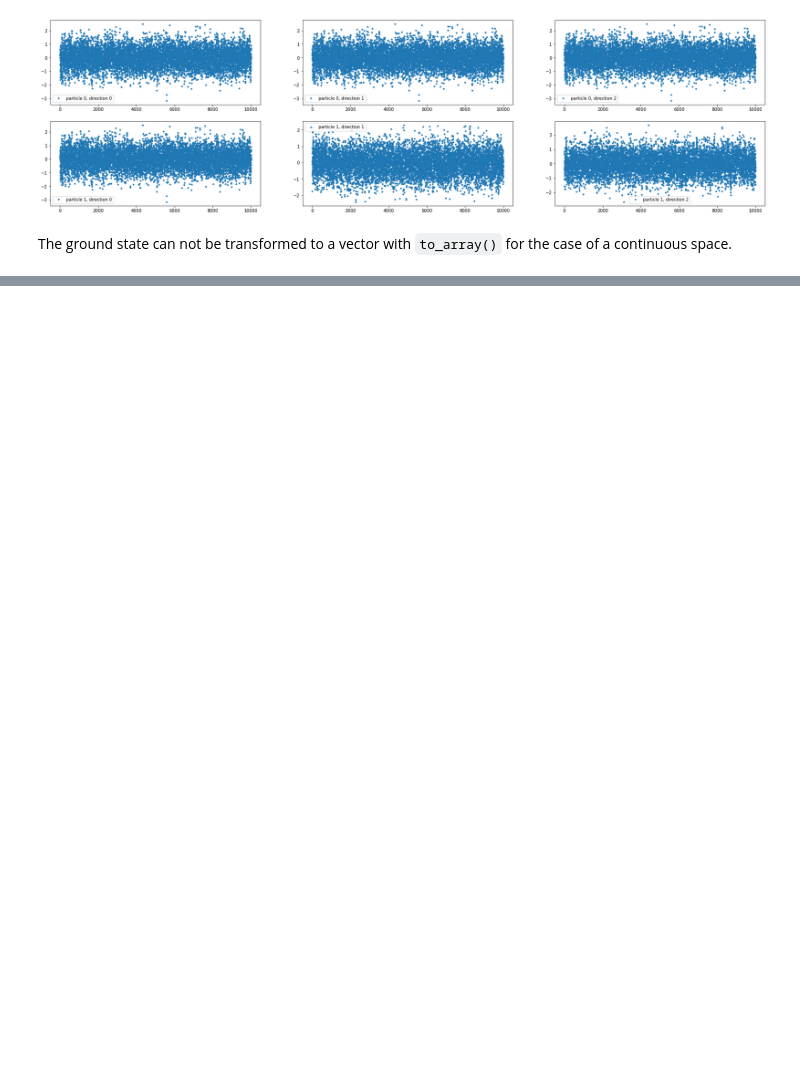
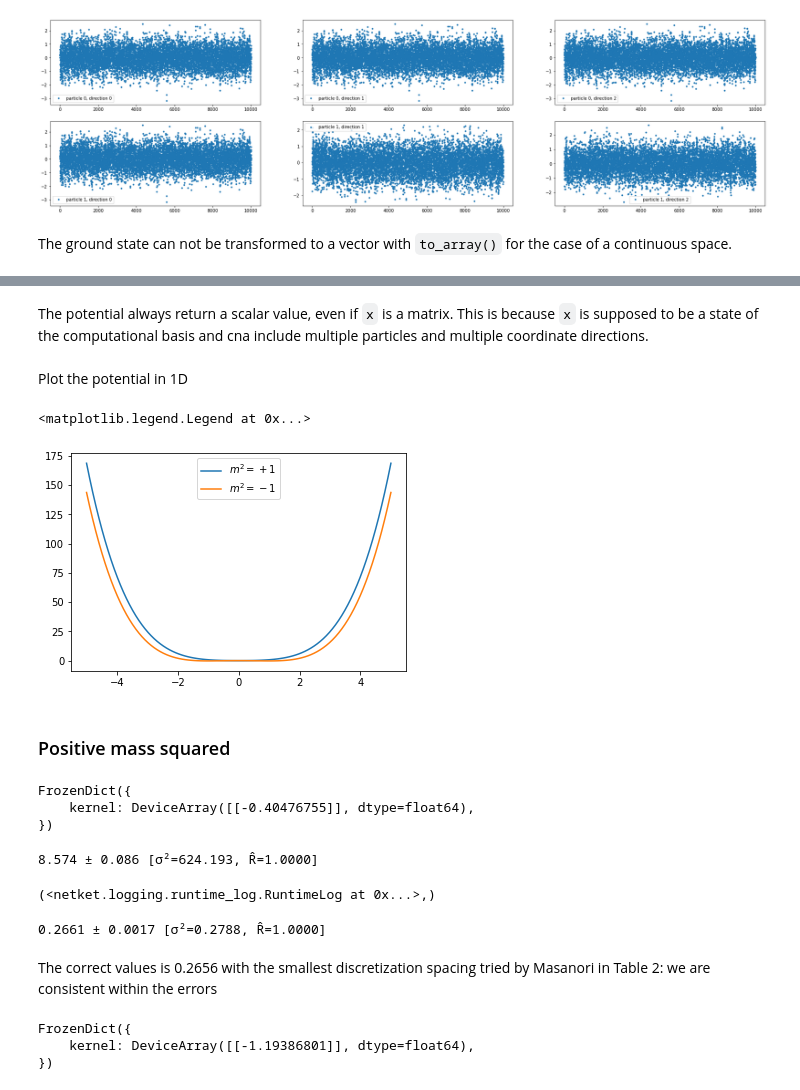
Before and after one commit to erinaldi/bmn2-netket, a Jupyter notebook: notebooks/HarmonicOscillators.ipynb, the cells around one changed output, grey strips where cells are left out. Saved outputs shown, nothing was run; the diff lists cells and outputs as text; code cells hidden in the pictures; blank space fills up the shorter version.

```diff
--- a/notebooks/HarmonicOscillators.ipynb
+++ b/notebooks/HarmonicOscillators.ipynb
@@ -1064,0 +1148,14 @@ The ground state can not be transformed to a vector with `to_array()` for the ca
+# %% [markdown]
+The potential always return a scalar value, even if `x` is a matrix. This is because `x` is supposed to be a state of the computational basis and cna include multiple particles and multiple coordinate directions.
+# %% [markdown]
+Plot the potential in 1D
+# %%
+x=np.linspace(-5,5,100)
+plt.plot(x,0.5*x**2+0.25*x**4,label=r"$m^2=+1$")
+plt.plot(x,-0.5*x**2+0.25*x**4,label=r"$m^2=-1$")
+plt.legend()
+# %% [output]
+<matplotlib.legend.Legend at 0x...>
+[figure, added]
+# %% [markdown]
+### Positive mass squared
@@ -1064,0 +1168,10 @@ The ground state can not be transformed to a vector with `to_array()` for the ca
+# %%
+qvs.parameters
+# %% [output]
+FrozenDict({
+    kernel: DeviceArray([[-0.40476755]], dtype=float64),
+})
+# %%
+qvs.expect(qha1)
+# %% [output]
+8.574 ± 0.086 [σ²=624.193, R̂=1.0000]
@@ -1064,0 +1180,17 @@ The ground state can not be transformed to a vector with `to_array()` for the ca
+# %%
+qlog=nk.logging.RuntimeLog()
+qgs1.run(n_iter=50, out=qlog)
+# %% [output]
+(<netket.logging.runtime_log.RuntimeLog at 0x...>,)
+# %%
+qvs.expect(qpot1)
+# %% [output]
+0.2661 ± 0.0017 [σ²=0.2788, R̂=1.0000]
+# %% [markdown]
+The correct values is 0.2656 with the smallest discretization spacing tried by Masanori in Table 2: we are consistent within the errors
+# %%
+qvs.parameters
+# %% [output]
+FrozenDict({
+    kernel: DeviceArray([[-1.19386801]], dtype=float64),
+})
```
Also changed, not shown: parts of 36 cells of this notebook.
